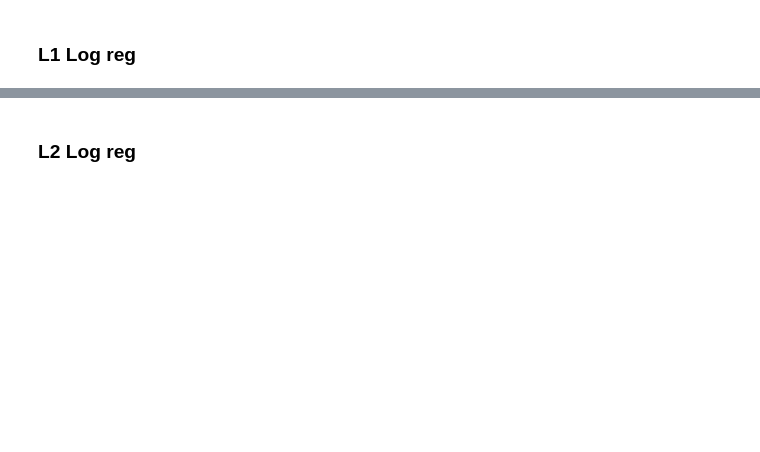
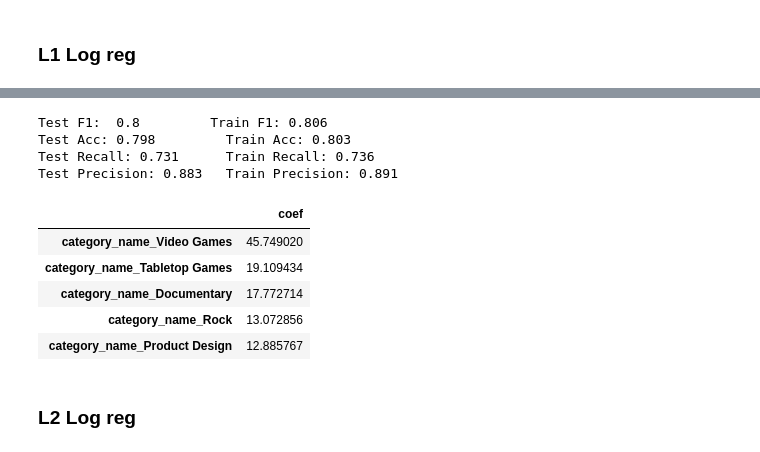
Before and after one commit to griffinhundley/kickstarter_success, a Jupyter notebook: notebooks/griff.ipynb, the cells around one changed output, grey strips where cells are left out. Cells and saved outputs as stored; diff of their text form; code cells hidden in the pictures; blank space fills up the shorter version.

```diff
--- a/notebooks/griff.ipynb
+++ b/notebooks/griff.ipynb
@@ -380,23 +417,22 @@ Acc: 0.779
 # %% [markdown]
 ### L1 Log reg
 # %%
-# params = {
-#     'penalty' : ['l1'],
-#     'C' : [0.01, 0.1, 1, 10],
-#     'class_weight' : ['balanced'],
-#     'solver' : ['liblinear', 'saga']
-# }
-# logreg = LogisticRegression(
-#     max_iter = 1000,
-#     random_state = 69)
-# logregGS = GridSearchCV(
-#     estimator = logreg,
-#     param_grid = params,
-#     cv = 5,
-#     n_jobs = -1,
-#     scoring = 'f1',
-#     verbose = 1,
-# )
-# logregGS.fit(X_train,
-#           y_train)
-# logregGS.best_estimator_
+params = {
+    'penalty' : ['l1'],
+    'C' : [130],
+    'class_weight' : ['balanced'],
+    'solver' : ['liblinear']
+}
+logreg = LogisticRegression(
+    max_iter = 100,
+    random_state = 69)
+logregGS = GridSearchCV(
+    estimator = logreg,
+    param_grid = params,
+    cv = 5,
+    n_jobs = -1,
+    scoring = 'f1',
+    verbose = 1,
+)
+logregGS.fit(data[0],data[2])
+logregGS.best_estimator_
@@ -403,3 +448,22 @@ Acc: 0.779
+# %%
+md.get_scores(logregGS.best_estimator_, data)
+# %% [output]
+Test F1:  0.8         Train F1: 0.806
+Test Acc: 0.798         Train Acc: 0.803
+Test Recall: 0.731      Train Recall: 0.736
+Test Precision: 0.883   Train Precision: 0.891
+# %%
+pd.DataFrame(
+    logregGS.best_estimator_.coef_[0], columns).rename(
+    columns={0:'coef'}).sort_values(
+    by='coef', ascending = False).head()
+# %% [output]
+|  | coef |
+| category_name_Video Games | 45.749020 |
+| category_name_Tabletop Games | 19.109434 |
+| category_name_Documentary | 17.772714 |
+| category_name_Rock | 13.072856 |
+| category_name_Product Design | 12.885767 |
 # %% [markdown]
 ### L2 Log reg
 # %%
```
Also changed, not shown: parts of 22 cells of this notebook, 2 other files.
